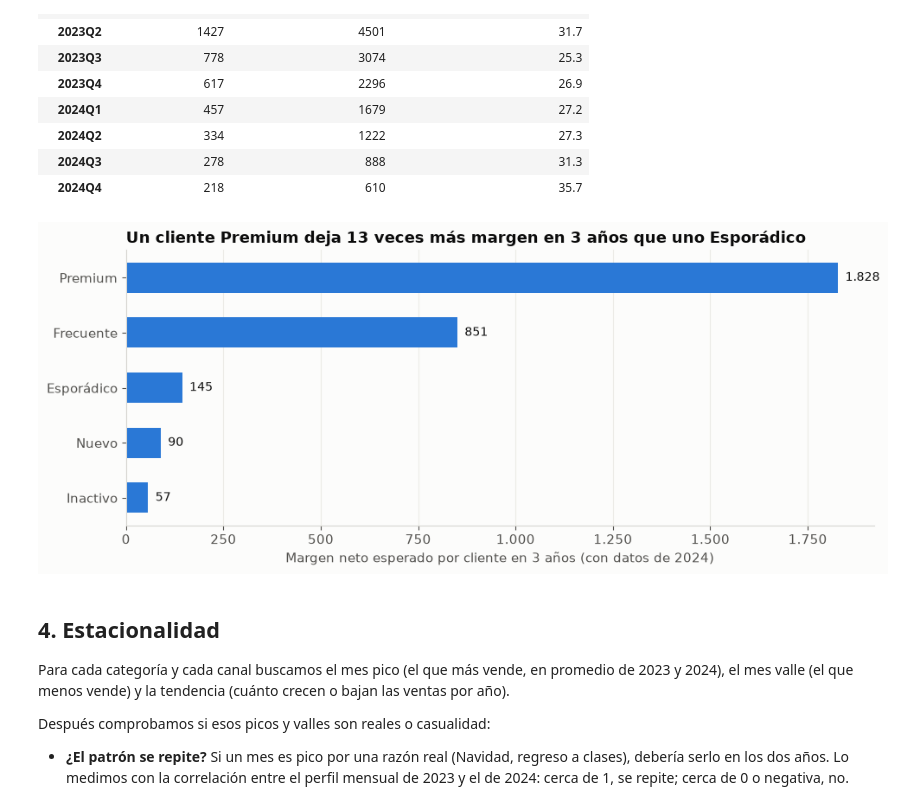
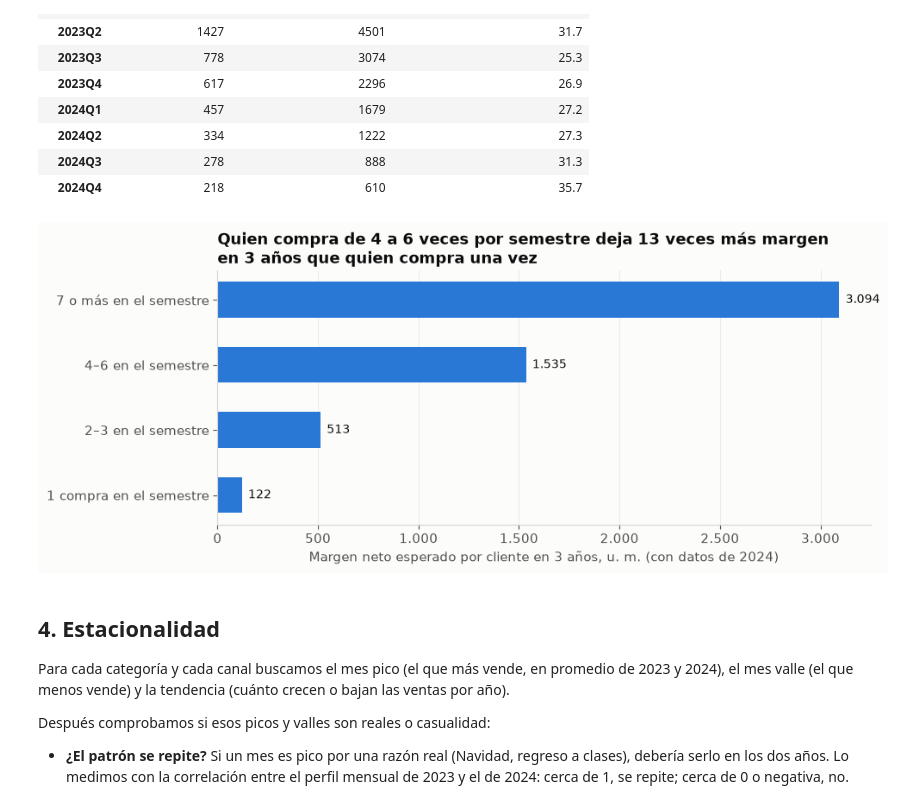
Before and after one commit to mathiascg05/retail-intelligence, a Jupyter notebook: notebooks/02_rentabilidad.ipynb, the cells around one changed output. Drawn from its saved outputs; the diff is of its cells as text; code cells hidden in the pictures.

```diff
--- a/notebooks/02_rentabilidad.ipynb
+++ b/notebooks/02_rentabilidad.ipynb
@@ -77,3 +79,15 @@ Las devoluciones se llevan 1,187,099, el 27.5% del margen bruto:
    productos defectuosos o fraude (margen + costo): 787,598
 Descuentos regalados: 967,701. Sin descuentos, el margen bruto habría sido 5,278,030: los descuentos se llevan el 18.3%
 % de ventas devueltas (en monto): 14.6%
+# %%
+# ¿El margen está cayendo? Margen bruto y neto por trimestre
+q = trx.groupby("trimestre").agg(ventas=("monto_neto", "sum"), bruto=("margen_bruto", "sum"), neto=("margen_neto", "sum"))
+margen_trimestre = pd.DataFrame({"ventas": q.ventas.round(0), "margen bruto %": (100 * q.bruto / q.ventas).round(1),
+                                 "margen neto %": (100 * q.neto / q.ventas).round(1)})
+print(margen_trimestre.T.to_string())
+
+# Sensibilidad del supuesto A2.1: ¿y si el proveedor se hace cargo de los defectuosos?
+perdido_si_proveedor = devueltas.margen_bruto.sum()
+print(f"\nMargen que se llevan las devoluciones con nuestro supuesto: {bruto - neto:,.0f} ({(bruto - neto) / bruto:.1%} del margen bruto)")
+print(f"Si el proveedor asume los defectuosos (solo se pierde el margen de la venta): {perdido_si_proveedor:,.0f} ({perdido_si_proveedor / bruto:.1%})")
+print(f"El supuesto 'el defectuoso se pierde' explica {perdido_costo / (bruto - neto):.0%} de lo que se llevan las devoluciones")
@@ -280,0 +369,10 @@ Premium     615.1  100.0              1845.4
+# %%
+# Sensibilidad a la tasa de descuento (último periodo): ¿cambia el orden?
+sens = {}
+for tasa in [0.0, 0.10, 0.20]:
+    col = f"tasa {tasa:.0%}"
+    activos = activo.index[activo[ultimo[0]]]
+    sens[col] = {seg: clv_grupo(activos[segmento.reindex(activos) == seg], *ultimo, tasa_anual=tasa)[0] for seg in sorted(segmento.unique())}
+    g = grupo_base(ultimo[0])
+    sens[col].update({nombre: clv_grupo(g.index[g == nombre], *ultimo, tasa_anual=tasa)[0] for nombre in GRUPOS})
+pd.DataFrame(sens).round(0)
@@ -303,24 +419,24 @@ nuevos_q
 | 2024Q3 | 278 | 888 | 31.3 |
 | 2024Q4 | 218 | 610 | 35.7 |
 # %%
-# Gráfico: CLV por segmento con su intervalo
-dcl = declive.sort_values("CLV 2024 (S1→S2)")
+# Gráfico: CLV por número de compras en el semestre (grupos conocidos de antemano, último periodo)
+dg = declive_grupos.reindex(GRUPOS)
 fig, ax = plt.subplots(figsize=(10, 4.2))
-y = np.arange(len(dcl))
-ax.barh(y, dcl["CLV 2024 (S1→S2)"], height=0.55, color=AZUL)
-for i, v in enumerate(dcl["CLV 2024 (S1→S2)"]):
-    ax.text(v + dcl["CLV 2024 (S1→S2)"].max() * 0.01, i, miles(v), va="center", color=TEXTO, fontsize=10)
-ax.set_yticks(y, dcl.index)
+y = np.arange(len(dg))
+ax.barh(y, dg["CLV 2024"], height=0.55, color=AZUL)
+for i, v in enumerate(dg["CLV 2024"]):
+    ax.text(v + dg["CLV 2024"].max() * 0.01, i, miles(v), va="center", color=TEXTO, fontsize=10)
+ax.set_yticks(y, [f"{g} en el semestre" for g in dg.index])
 ax.xaxis.set_major_formatter(lambda x, _: miles(x))
-p, e = declive.loc["Premium", "CLV 2024 (S1→S2)"], declive.loc["Esporádico", "CLV 2024 (S1→S2)"]
-ax.set_title(f"Un cliente Premium deja {p / e:.0f} veces más margen en 3 años que uno Esporádico")
-ax.set_xlabel("Margen neto esperado por cliente en 3 años (con datos de 2024)")
+veces = declive_grupos.loc["4–6", "CLV 2024"] / declive_grupos.loc["1 compra", "CLV 2024"]
+ax.set_title(f"Quien compra de 4 a 6 veces por semestre deja {veces:.0f} veces más margen\nen 3 años que quien compra una vez")
+ax.set_xlabel("Margen neto esperado por cliente en 3 años, u. m. (con datos de 2024)")
 ax.grid(axis="y", visible=False)
 fig.tight_layout()
-fig.savefig(FIG / "a2_clv_segmentos.png", dpi=200)
+fig.savefig(FIG / "a2_clv_grupos.png", dpi=200)
 plt.show()
 # %% [output]
-[figure, old version]
+[figure, new version]
 # %% [markdown]
 ## 4. Estacionalidad
 
```
Also changed, not shown: parts of 11 cells of this notebook, 3 other files.
